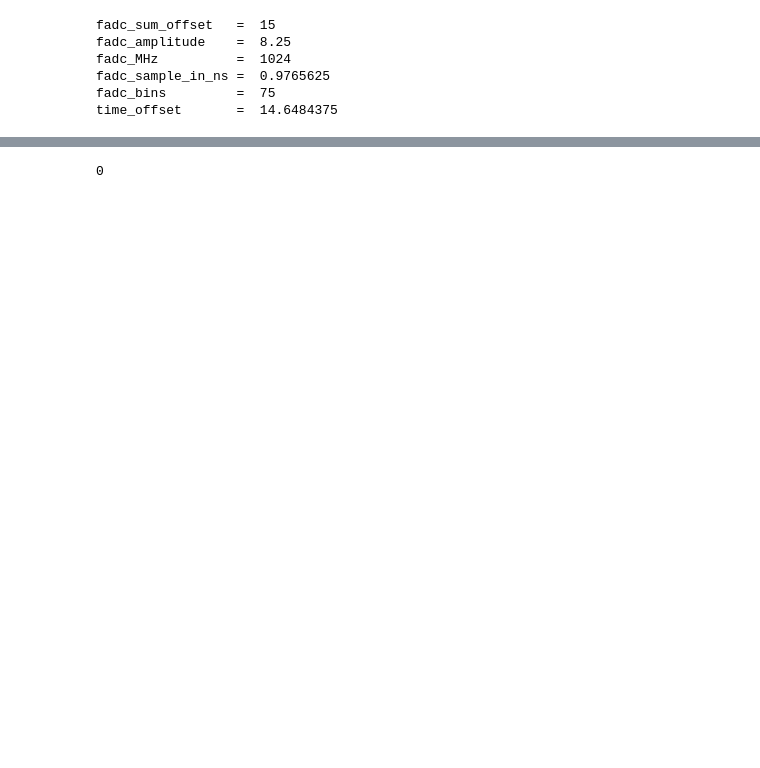
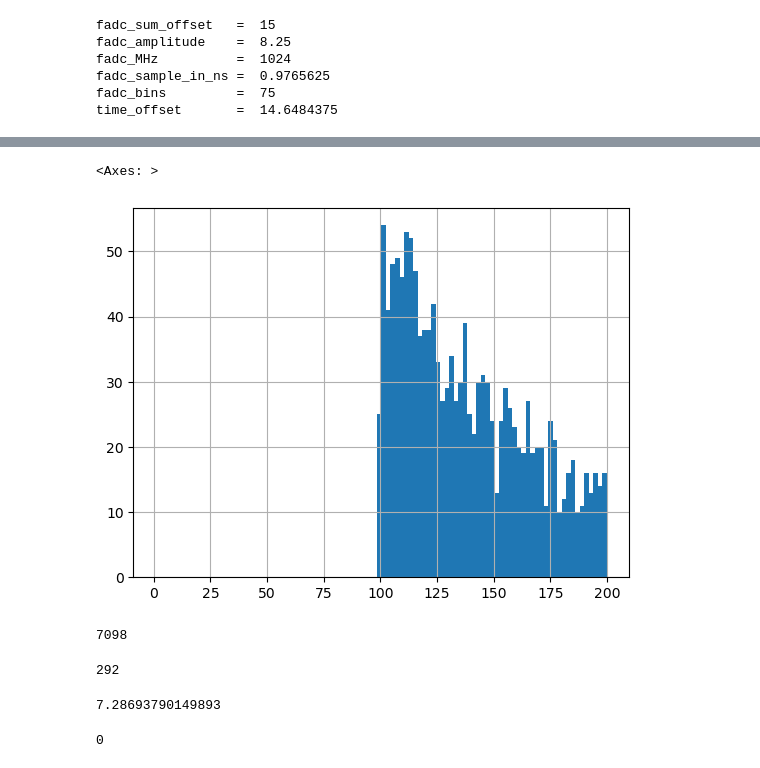
Before and after one commit to burmist-git/AdvCamTrigger, a Jupyter notebook: wf_ana.ipynb, the cells around one changed output, grey strips where cells are left out. Saved outputs shown, nothing was run; the diff lists cells and outputs as text; code cells hidden in the pictures; blank space fills up the shorter version.

```diff
--- a/wf_ana.ipynb
+++ b/wf_ana.ipynb
@@ -99,3 +221,20 @@ list
+# %%
+df_header['n_pe'].hist(bins=100,range=(1,200))
+# %% [output]
+<Axes: >
+[figure, added]
+# %%
+np.max(wf_arr[2][4047,:,500])
+# %% [output]
+7098
+# %%
+np.min(wf_arr[2][4047,:,500])
+# %% [output]
+292
+# %%
+(7098.0-292)/934.0
+# %% [output]
+7.28693790149893
 # %%
 [i for i in range(0,1000)][0]
 # %% [output]
```
Also changed, not shown: parts of 32 cells of this notebook, 23 other files.
